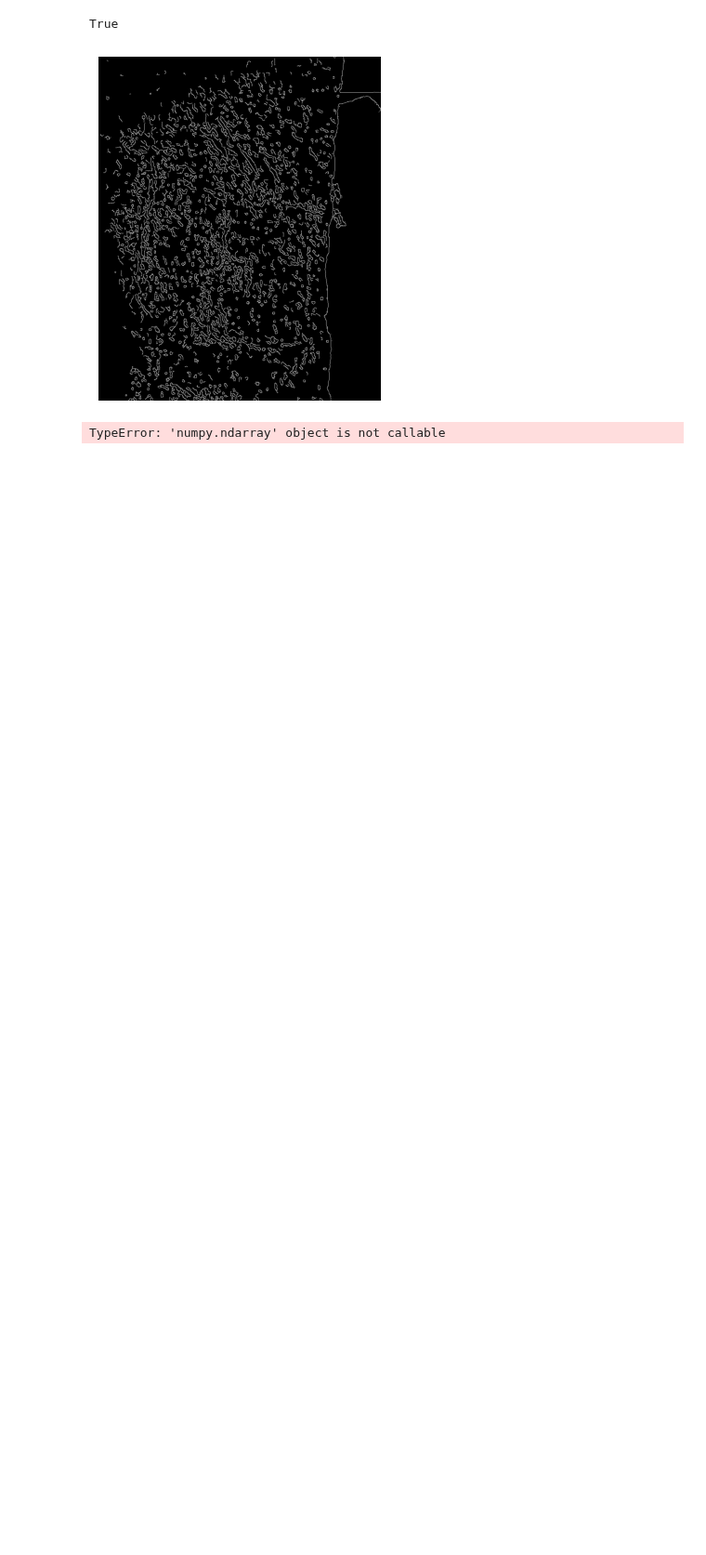
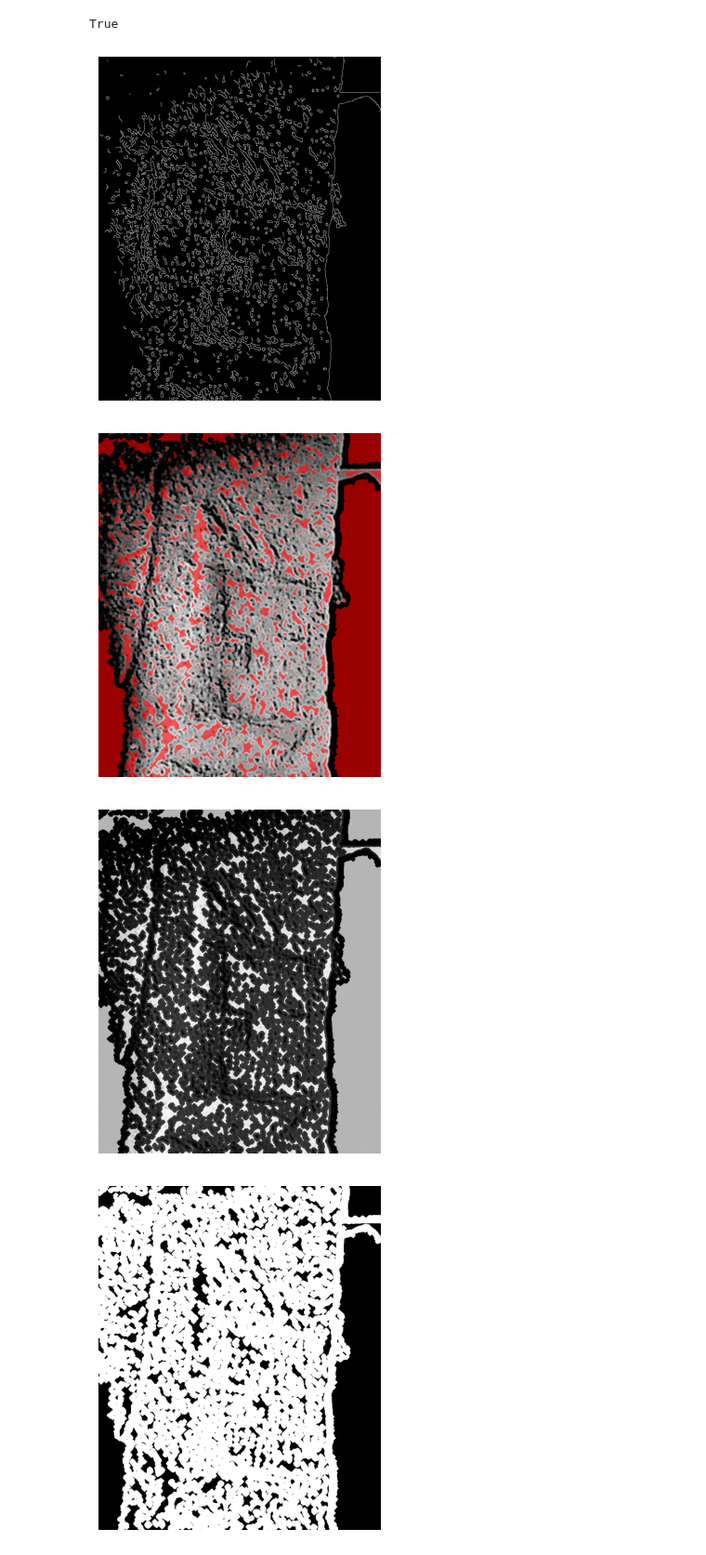
Before and after one commit to hohair/Gobekli-Tepe, a Jupyter notebook: ImageEnhancement.ipynb, the cells around one changed output. Shown at 93% size. Saved outputs shown, nothing was run; the diff lists cells and outputs as text; code cells hidden in the pictures; blank space fills up the shorter version.

Commit message:
Clean_line_mask adjusted

```diff
--- a/ImageEnhancement.ipynb
+++ b/ImageEnhancement.ipynb
@@ -174,31 +174,33 @@ plt.show()
 # %%
 #Enhance stone carving
 enhanced = enhance_stone_carving(gray)
-lines = isolate_carving_lines(enhanced, invert_output=True)  # white lines on black
-cleaned_line_mask = clean_line_mask(lines)
+lines = isolate_carving_lines(enhanced, block_size=51, threshold_c=6, invert_output=True)  # white lines on black
+cleaned = clean_line_mask(lines, min_area=150, dilate_iterations=5)
 
 # Option A — colour highlight on grayscale (red by default)
-result_a = overlay_lines_on_grayscale(gray, clean_line_mask, line_color=(255, 0, 0))  # Red lines
+result_a = overlay_lines_on_grayscale(gray, cleaned, line_color=(255, 0, 0))  # Red lines
 
 # Option B — inverted lines blended into grayscale
-result_b = overlay_inverted_lines_on_grayscale(gray, clean_line_mask)
+result_b = overlay_inverted_lines_on_grayscale(gray, cleaned)
 
 # Option C — display lines alone (white on black)
-result_c = clean_line_mask
+result_c = cleaned
 
 #Display result A
 plt.imshow(result_a)
 plt.axis('off')
 plt.show()
 
 #Display result B
 plt.imshow(result_b, cmap='gray')
 plt.axis('off')
 plt.show()
 
 #Display result C
 plt.imshow(result_c, cmap='gray')
 plt.axis('off')
 plt.show()
 # %% [output]
-TypeError: 'numpy.ndarray' object is not callable
+[figure, added]
+[figure, added]
+[figure, added]
```
